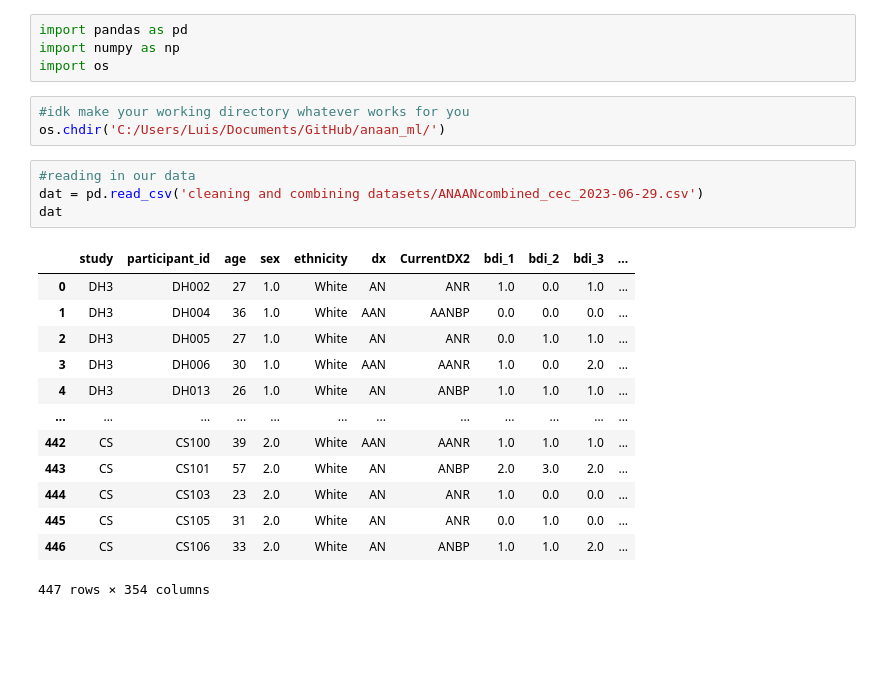
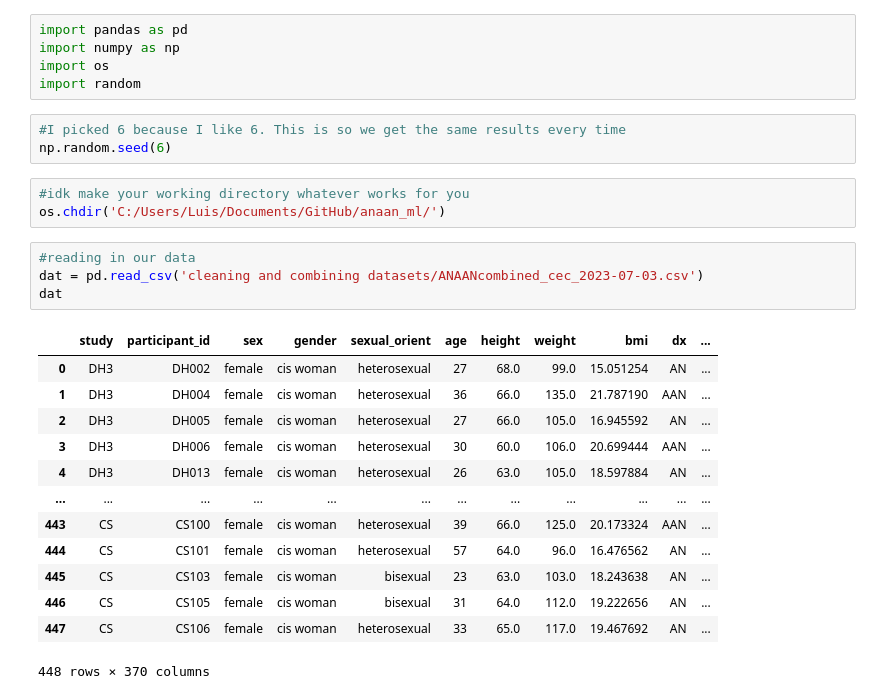
Before and after one commit to cecusack/anaan_ml, a Jupyter notebook: ML Python Code/anaan_machinelearning.ipynb, the cells around one changed output. Drawn from its saved outputs; the diff is of its cells as text; blank space fills up the shorter version.

```diff
--- a/ML Python Code/anaan_machinelearning.ipynb
+++ b/ML Python Code/anaan_machinelearning.ipynb
@@ -2,27 +2,31 @@
 import pandas as pd
 import numpy as np
 import os
+import random
+# %%
+#I picked 6 because I like 6. This is so we get the same results every time
+np.random.seed(6)
 # %%
 #idk make your working directory whatever works for you
 os.chdir('C:/Users/Luis/Documents/GitHub/anaan_ml/')
 # %%
 #reading in our data
-dat = pd.read_csv('cleaning and combining datasets/ANAANcombined_cec_2023-06-29.csv')
+dat = pd.read_csv('cleaning and combining datasets/ANAANcombined_cec_2023-07-03.csv')
 dat
 # %% [output]
-|  | study | participant_id | age | sex | ethnicity | dx | CurrentDX2 | bdi_1 | bdi_2 | bdi_3 | ... |
-| 0 | DH3 | DH002 | 27 | 1.0 | White | AN | ANR | 1.0 | 0.0 | 1.0 | ... |
-| 1 | DH3 | DH004 | 36 | 1.0 | White | AAN | AANBP | 0.0 | 0.0 | 0.0 | ... |
-| 2 | DH3 | DH005 | 27 | 1.0 | White | AN | ANR | 0.0 | 1.0 | 1.0 | ... |
-| 3 | DH3 | DH006 | 30 | 1.0 | White | AAN | AANR | 1.0 | 0.0 | 2.0 | ... |
-| 4 | DH3 | DH013 | 26 | 1.0 | White | AN | ANBP | 1.0 | 1.0 | 1.0 | ... |
+|  | study | participant_id | sex | gender | sexual_orient | age | height | weight | bmi | dx | ... |
+| 0 | DH3 | DH002 | female | cis woman | heterosexual | 27 | 68.0 | 99.0 | 15.051254 | AN | ... |
+| 1 | DH3 | DH004 | female | cis woman | heterosexual | 36 | 66.0 | 135.0 | 21.787190 | AAN | ... |
+| 2 | DH3 | DH005 | female | cis woman | heterosexual | 27 | 66.0 | 105.0 | 16.945592 | AN | ... |
+| 3 | DH3 | DH006 | female | cis woman | heterosexual | 30 | 60.0 | 106.0 | 20.699444 | AAN | ... |
+| 4 | DH3 | DH013 | female | cis woman | heterosexual | 26 | 63.0 | 105.0 | 18.597884 | AN | ... |
 | ... | ... | ... | ... | ... | ... | ... | ... | ... | ... | ... | ... |
-| 442 | CS | CS100 | 39 | 2.0 | White | AAN | AANR | 1.0 | 1.0 | 1.0 | ... |
-| 443 | CS | CS101 | 57 | 2.0 | White | AN | ANBP | 2.0 | 3.0 | 2.0 | ... |
-| 444 | CS | CS103 | 23 | 2.0 | White | AN | ANR | 1.0 | 0.0 | 0.0 | ... |
-| 445 | CS | CS105 | 31 | 2.0 | White | AN | ANR | 0.0 | 1.0 | 0.0 | ... |
-| 446 | CS | CS106 | 33 | 2.0 | White | AN | ANBP | 1.0 | 1.0 | 2.0 | ... |
+| 443 | CS | CS100 | female | cis woman | heterosexual | 39 | 66.0 | 125.0 | 20.173324 | AAN | ... |
+| 444 | CS | CS101 | female | cis woman | heterosexual | 57 | 64.0 | 96.0 | 16.476562 | AN | ... |
+| 445 | CS | CS103 | female | cis woman | bisexual | 23 | 63.0 | 103.0 | 18.243638 | AN | ... |
+| 446 | CS | CS105 | female | cis woman | bisexual | 31 | 64.0 | 112.0 | 19.222656 | AN | ... |
+| 447 | CS | CS106 | female | cis woman | heterosexual | 33 | 65.0 | 117.0 | 19.467692 | AN | ... |
-447 rows × 354 columns
+448 rows × 370 columns
 # %%
 #i want to see every column
 pd.set_option("display.max.columns", None)
```
Also changed, not shown: parts of 22 cells of this notebook, 2 other files.
